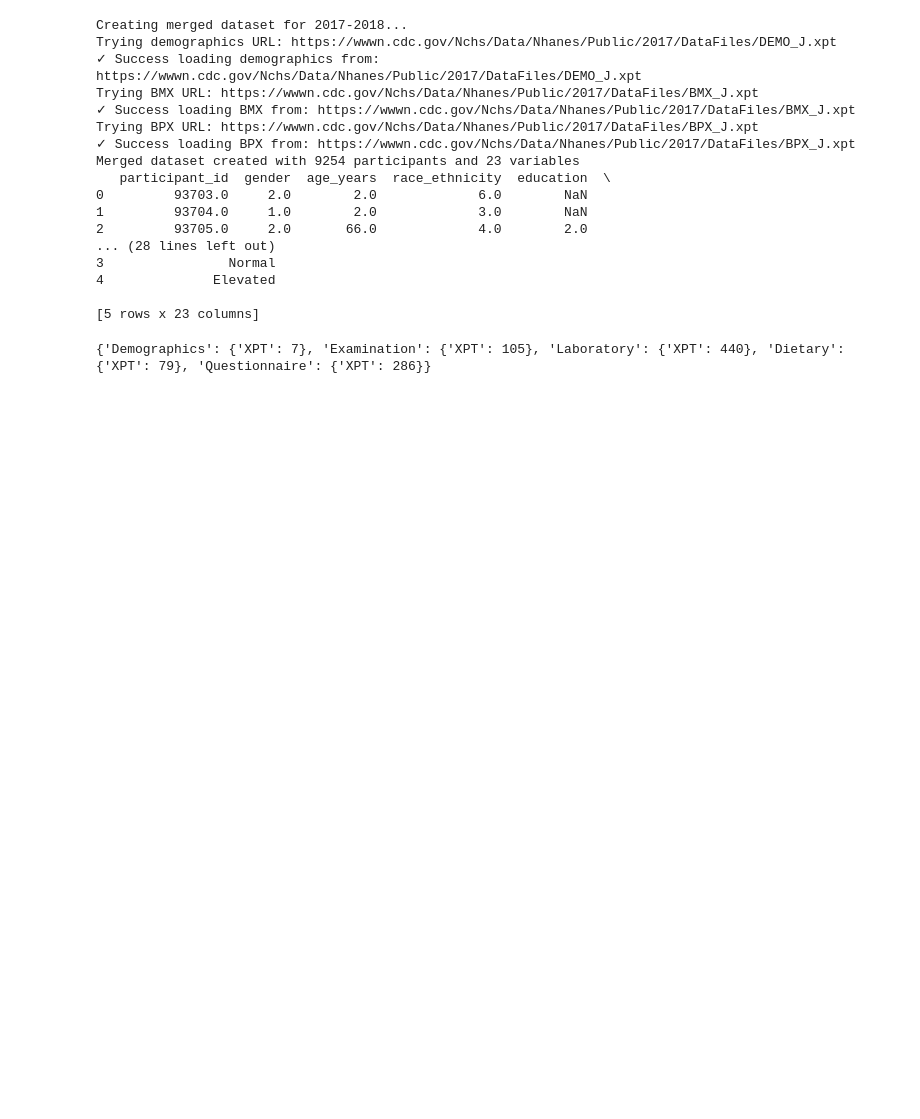
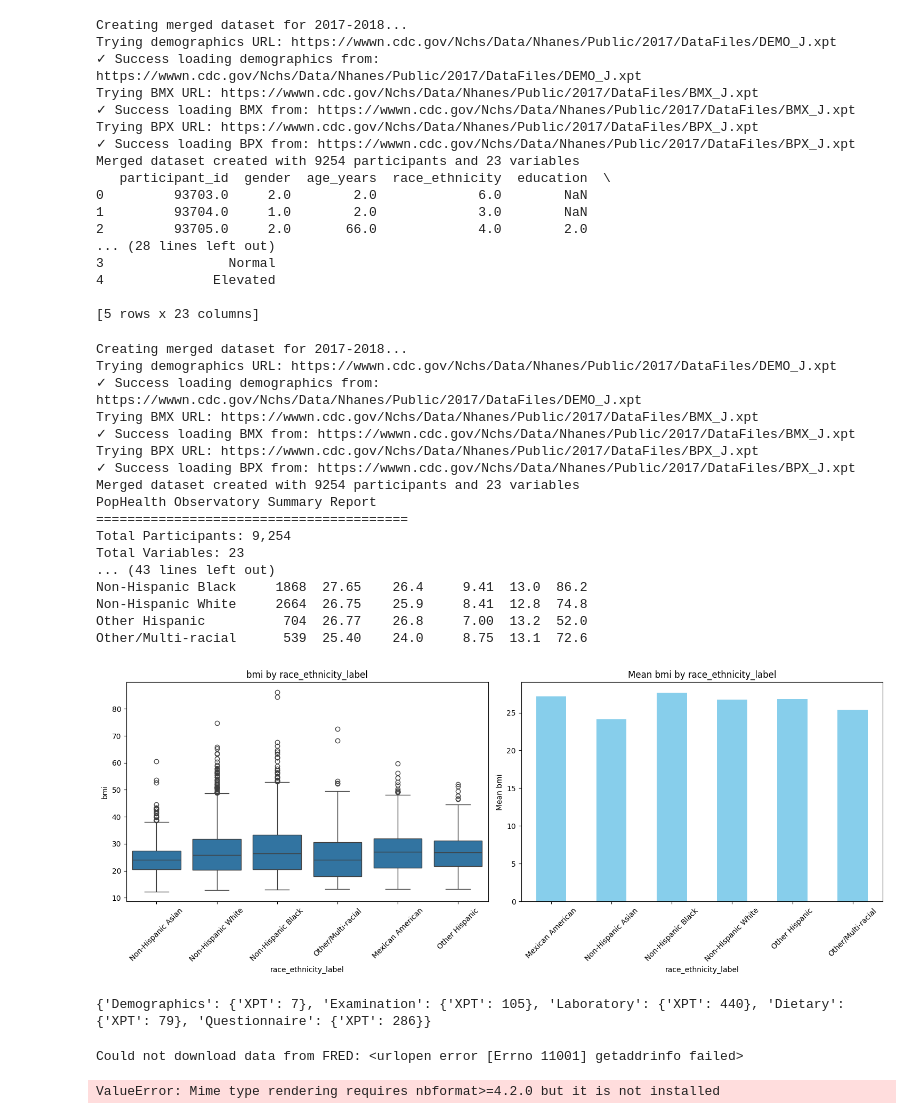
Before and after one commit to paulboys/PopHealth-Observatory, a Jupyter notebook: notebooks/observatory_exploration.ipynb, the cells around one changed output. Saved outputs shown, nothing was run; the diff lists cells and outputs as text; code cells hidden in the pictures; blank space fills up the shorter version.

```diff
--- a/notebooks/observatory_exploration.ipynb
+++ b/notebooks/observatory_exploration.ipynb
@@ -87,6 +87,43 @@ Merged dataset created with 9254 participants and 23 variables
 4              Elevated
 
 [5 rows x 23 columns]
+# %%
+from pophealth_observatory import NHANESExplorer
+
+# Initialize the explorer (NHANES-focused implementation)
+explorer = NHANESExplorer()
+
+# Download and merge demographics, body measures, and blood pressure data
+data = explorer.create_merged_dataset('2017-2018')
+
+# Generate a summary report
+print(explorer.generate_summary_report(data))
+
+# Analyze BMI by race/ethnicity
+bmi_by_race = explorer.analyze_by_demographics(data, 'bmi', 'race_ethnicity_label')
+print(bmi_by_race)
+
+# Create visualization
+explorer.create_demographic_visualization(data, 'bmi', 'race_ethnicity_label')
+# %% [output]
+Creating merged dataset for 2017-2018...
+Trying demographics URL: https://wwwn.cdc.gov/Nchs/Data/Nhanes/Public/2017/DataFiles/DEMO_J.xpt
+✓ Success loading demographics from: https://wwwn.cdc.gov/Nchs/Data/Nhanes/Public/2017/DataFiles/DEMO_J.xpt
+Trying BMX URL: https://wwwn.cdc.gov/Nchs/Data/Nhanes/Public/2017/DataFiles/BMX_J.xpt
+✓ Success loading BMX from: https://wwwn.cdc.gov/Nchs/Data/Nhanes/Public/2017/DataFiles/BMX_J.xpt
+Trying BPX URL: https://wwwn.cdc.gov/Nchs/Data/Nhanes/Public/2017/DataFiles/BPX_J.xpt
+✓ Success loading BPX from: https://wwwn.cdc.gov/Nchs/Data/Nhanes/Public/2017/DataFiles/BPX_J.xpt
+Merged dataset created with 9254 participants and 23 variables
+PopHealth Observatory Summary Report
+========================================
+Total Participants: 9,254
+Total Variables: 23
+... (43 lines left out)
+Non-Hispanic Black     1868  27.65    26.4     9.41  13.0  86.2
+Non-Hispanic White     2664  26.75    25.9     8.41  12.8  74.8
+Other Hispanic          704  26.77    26.8     7.00  13.2  52.0
+Other/Multi-racial      539  25.40    24.0     8.75  13.1  72.6
+[figure, added]
 # %%
 
 ## Generate Manifest (XPT only, 2010-2022)
@@ -98,3 +135,46 @@ manifest = exp.get_detailed_component_manifest(
 print(manifest['summary_counts'])
 # %% [output]
 {'Demographics': {'XPT': 7}, 'Examination': {'XPT': 105}, 'Laboratory': {'XPT': 440}, 'Dietary': {'XPT': 79}, 'Questionnaire': {'XPT': 286}}
+# %%
+# US Federal Debt-to-GDP Ratio (Past 50 Years) – FRED series GFDEGDQ188S
+import pandas as pd
+import plotly.express as px
+from datetime import datetime
+
+FRED_URL = "https://fred.stlouisfed.org/series/GFDEGDQ188S/downloaddata/GFDEGDQ188S.csv"
+
+try:
+    df = pd.read_csv(FRED_URL)
+    df.columns = [c.strip() for c in df.columns]
+    df["DATE"] = pd.to_datetime(df["DATE"])
+    df = df[df["DATE"] >= (pd.Timestamp.now() - pd.DateOffset(years=50))]
+    df = df[df["VALUE"] != "."]  # remove missing
+    df["value"] = pd.to_numeric(df["VALUE"])
+except Exception as e:
+    print(f"Could not download data from FRED: {e}")
+    # Create sample data for demonstration
+    years = pd.date_range(end=pd.Timestamp.now(), periods=50, freq="Y")
+    import numpy as np
+    np.random.seed(0)
+    values = np.linspace(30, 120, 50) + np.random.normal(0, 5, 50)
+    df = pd.DataFrame({"DATE": years, "value": values})
+
+fig = px.line(
+    df,
+    x="DATE",
+    y="value",
+    title="US Federal Debt-to-GDP Ratio (Last 50 Years)",
+    labels={"DATE": "Date", "value": "Debt / GDP (%)"},
+)
+
+fig.update_traces(mode="lines", line=dict(color="#1f77b4", width=2))
+fig.update_layout(
+    yaxis=dict(ticksuffix="%", rangemode="tozero"),
+    hovermode="x unified",
+    template="plotly_white",
+)
+
+fig.show()
+# %% [output]
+Could not download data from FRED: <urlopen error [Errno 11001] getaddrinfo failed>
+ValueError: Mime type rendering requires nbformat>=4.2.0 but it is not installed
```
Also changed, not shown: parts of 1 cell of this notebook, 21 other files.
